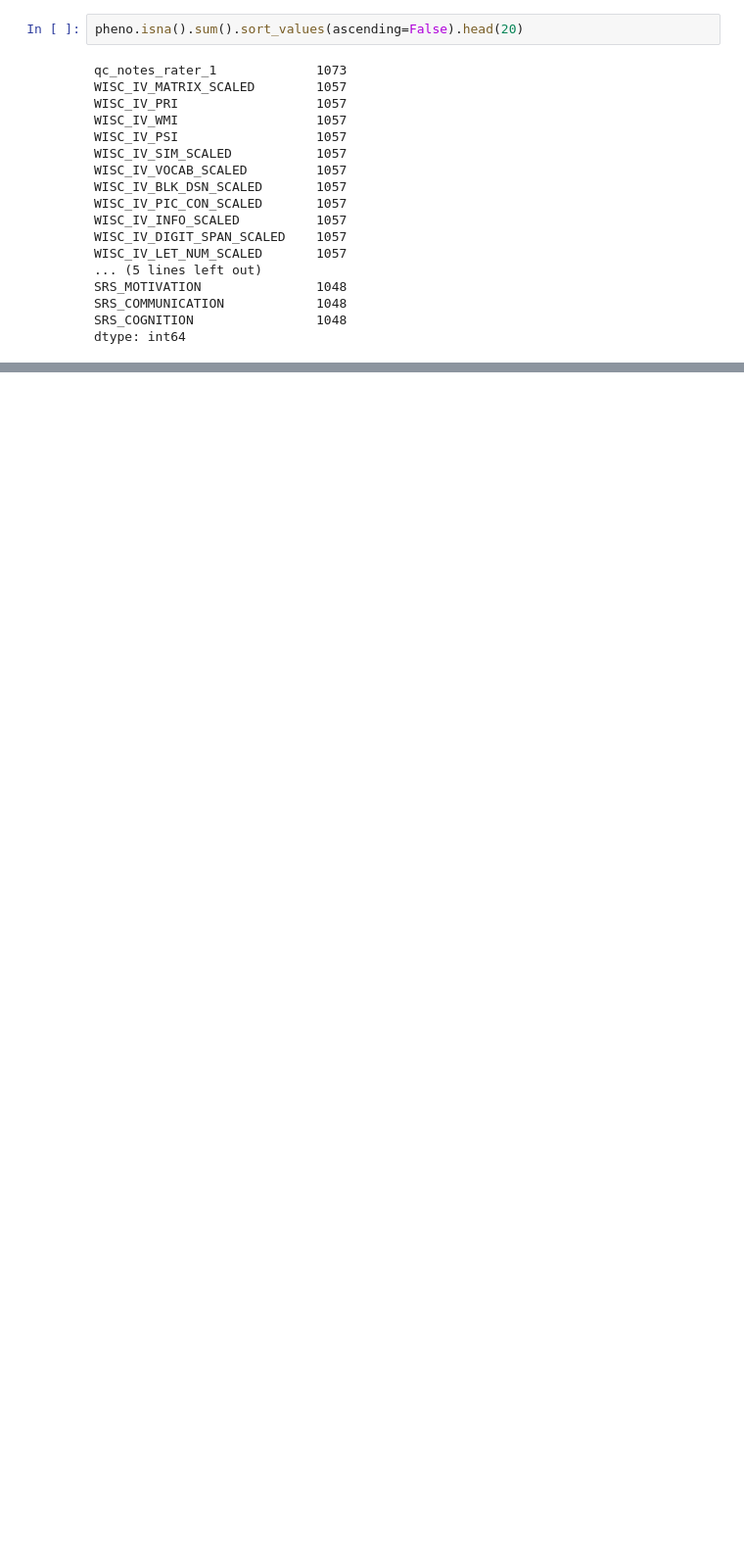
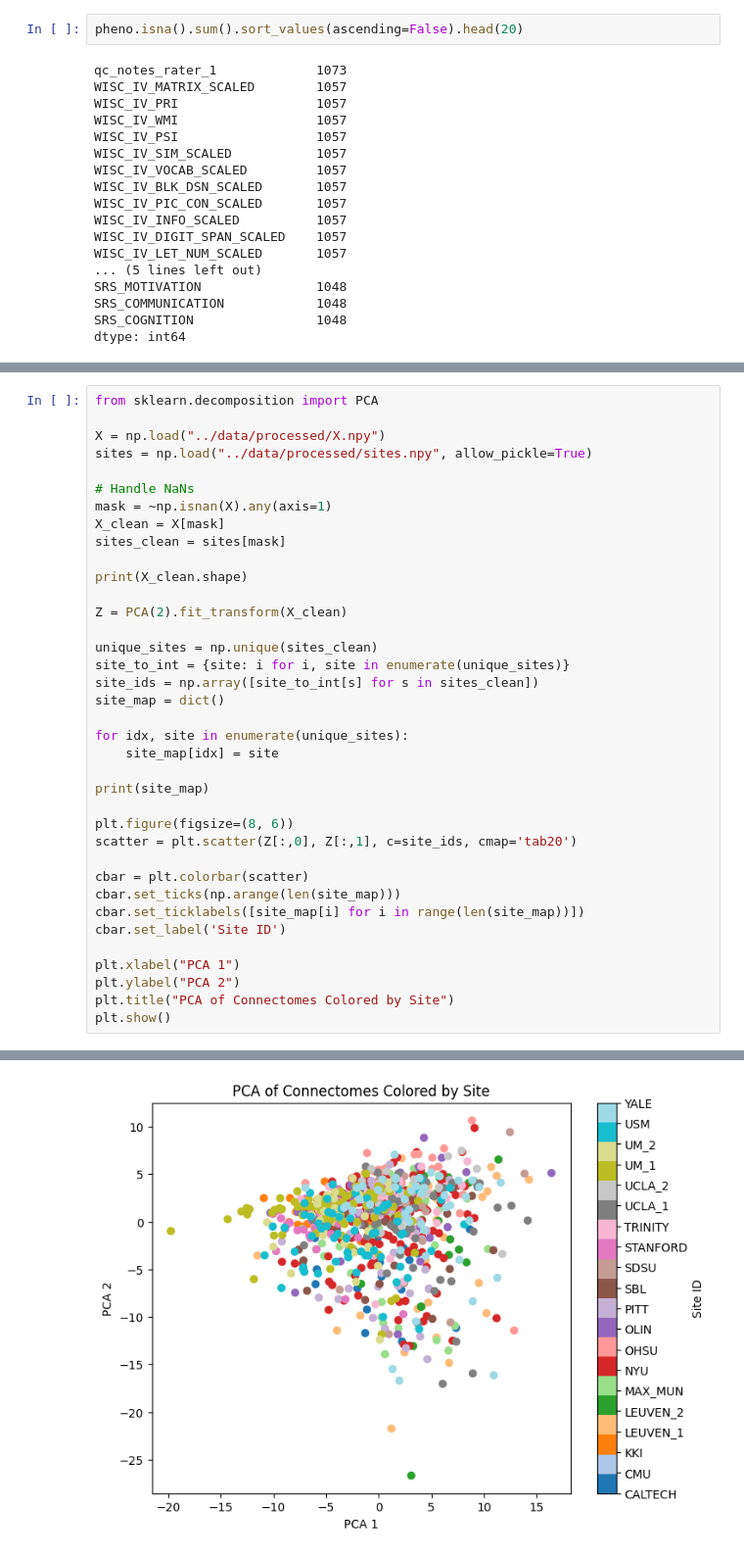
Before and after one commit to rithvik-palepu/autism-classification, a Jupyter notebook: notebooks/01_explore.ipynb, the cells around one changed output, grey strips where cells are left out. Shown at 98% size. Saved outputs shown, nothing was run; the diff lists cells and outputs as text; blank space fills up the shorter version.

```diff
--- a/notebooks/01_explore.ipynb
+++ b/notebooks/01_explore.ipynb
@@ -200,0 +224,38 @@ Total missing subjects: 0
+# %%
+from sklearn.decomposition import PCA
+
+X = np.load("../data/processed/X.npy")
+sites = np.load("../data/processed/sites.npy", allow_pickle=True)
+
+# Handle NaNs
+mask = ~np.isnan(X).any(axis=1)
+X_clean = X[mask]
+sites_clean = sites[mask]
+
+print(X_clean.shape)
+
+Z = PCA(2).fit_transform(X_clean)
+
+unique_sites = np.unique(sites_clean)
+site_to_int = {site: i for i, site in enumerate(unique_sites)}
+site_ids = np.array([site_to_int[s] for s in sites_clean])
+site_map = dict()
+
+for idx, site in enumerate(unique_sites):
+    site_map[idx] = site
+
+print(site_map)
+
+plt.figure(figsize=(8, 6))
+scatter = plt.scatter(Z[:,0], Z[:,1], c=site_ids, cmap='tab20')
+
+cbar = plt.colorbar(scatter)
+cbar.set_ticks(np.arange(len(site_map)))
+cbar.set_ticklabels([site_map[i] for i in range(len(site_map))])
+cbar.set_label('Site ID')
+
+plt.xlabel("PCA 1")
+plt.ylabel("PCA 2")
+plt.title("PCA of Connectomes Colored by Site")
+plt.show()
+# %% [output]
@@ -200,0 +264 @@ Total missing subjects: 0
+[figure, added]
```
Also changed, not shown: parts of 4 cells of this notebook.
